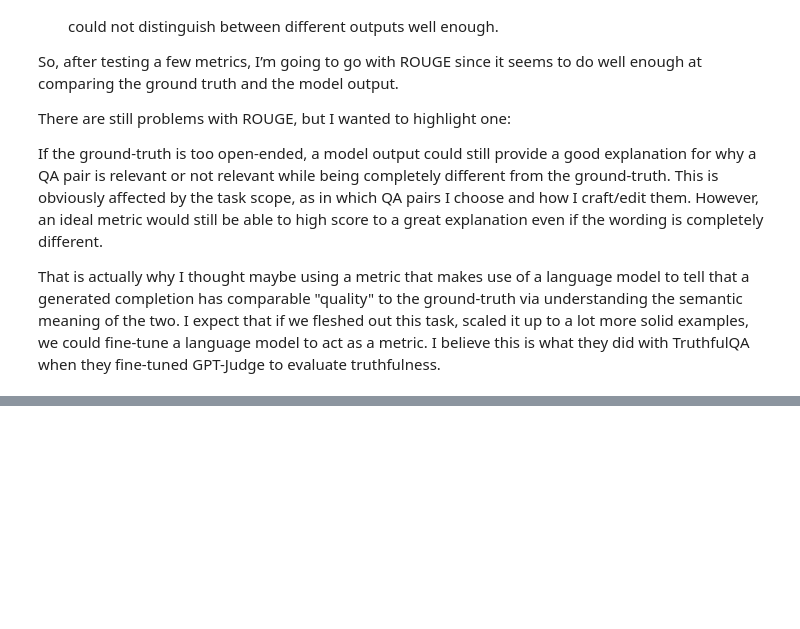
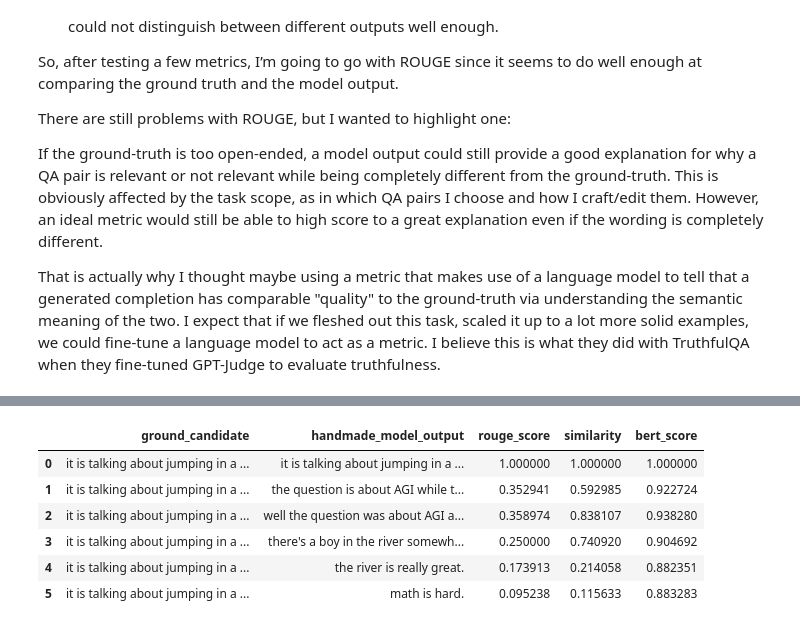
Before and after one commit to JayThibs/aligning-language-models, a Jupyter notebook: gpt_alignment.ipynb, the cells around one changed output, grey strips where cells are left out. Saved outputs shown, nothing was run; the diff lists cells and outputs as text; code cells hidden in the pictures; blank space fills up the shorter version.

Commit message:
Benchmarking prompts. Tested metrics.

```diff
--- a/gpt_alignment.ipynb
+++ b/gpt_alignment.ipynb
@@ -929,0 +1230,42 @@ That is actually why I thought maybe using a metric that makes use of a language
+# %%
+ground = """it is talking about jumping in a river to save a boy, but the question is about AGI."""
+
+outputs = ["""it is talking about jumping in a river to save a boy, but the question is about AGI.""",
+"""the question is about AGI while the answer is talking about saving about in a river.""",
+"""well the question was about AGI and the answer is talking about jumping to save some boy sinking in a river.""",
+"""there's a boy in the river somewhere and the AGI will save it.""",
+"""the river is really great.""",
+"""math is hard."""]
+# %%
+gpt2 = AutoModelForCausalLM.from_pretrained("gpt2", return_dict_in_generate=True)
+tokenizer = AutoTokenizer.from_pretrained("gpt2")
+rouge_metric = load_metric("rouge")
+bertscore_metric = load_metric('bertscore')
+model = SentenceTransformer('all-mpnet-base-v2')
+# %%
+ground_candidate = []
+rouge_scores = []
+similarity = []
+bert_score_list = []
+for output in outputs:
+    candidate = output
+    rouge_score = rouge_metric.compute(predictions=[candidate.split(' ')],references=[[ground.split(' ')]])
+    rouge_scores.append(rouge_score['rougeL'][0][-1])
+    # sentence-transformer similarity (dot-product of embedding vector)
+    sentences = [ground, candidate]
+    embeddings = model.encode(sentences)
+    similarity.append(np.dot(embeddings[0],embeddings[1])/(norm(embeddings[0])*norm(embeddings[1])))
+    ground_candidate.append(str("Ground: " + ground + "\nCandidate: " + candidate))
+    bert_scores = bertscore_metric.compute(predictions=[output], references=[ground], lang="en")
+    bert_score_list.append(bert_scores['f1'][0])
+
+metrics_df = pd.DataFrame({"ground_candidate": ground, "handmade_model_output": outputs, "rouge_score": rouge_scores, "similarity": similarity, "bert_score": bert_score_list})
+metrics_df.head(len(outputs))
+# %% [output]
+|  | ground_candidate | handmade_model_output | rouge_score | similarity | bert_score |
+| 0 | it is talking about jumping in a ... | it is talking about jumping in a ... | 1.000000 | 1.000000 | 1.000000 |
+| 1 | it is talking about jumping in a ... | the question is about AGI while t... | 0.352941 | 0.592985 | 0.922724 |
+| 2 | it is talking about jumping in a ... | well the question was about AGI a... | 0.358974 | 0.838107 | 0.938280 |
+| 3 | it is talking about jumping in a ... | there's a boy in the river somewh... | 0.250000 | 0.740920 | 0.904692 |
+| 4 | it is talking about jumping in a ... | the river is really great. | 0.173913 | 0.214058 | 0.882351 |
+| 5 | it is talking about jumping in a ... | math is hard. | 0.095238 | 0.115633 | 0.883283 |
```
Also changed, not shown: parts of 22 cells of this notebook.
